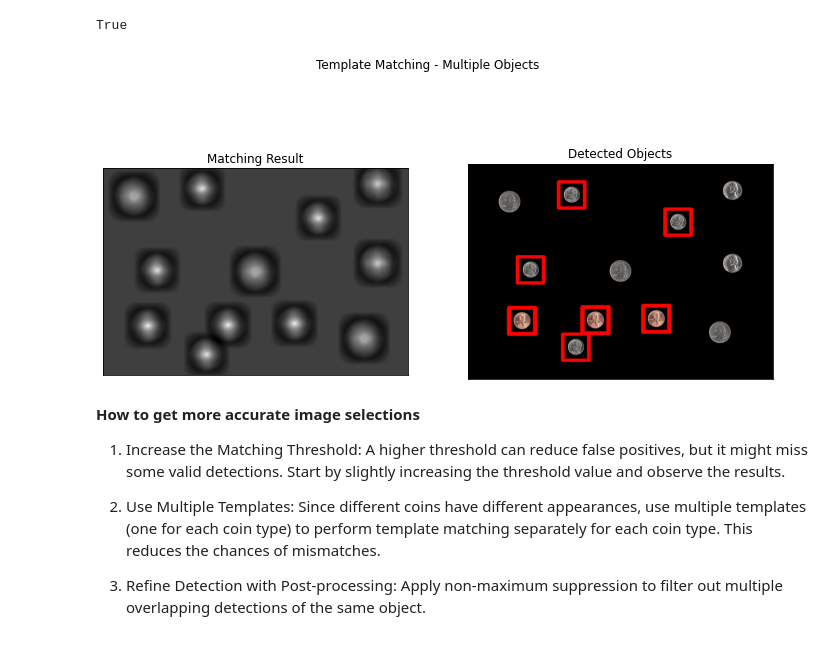
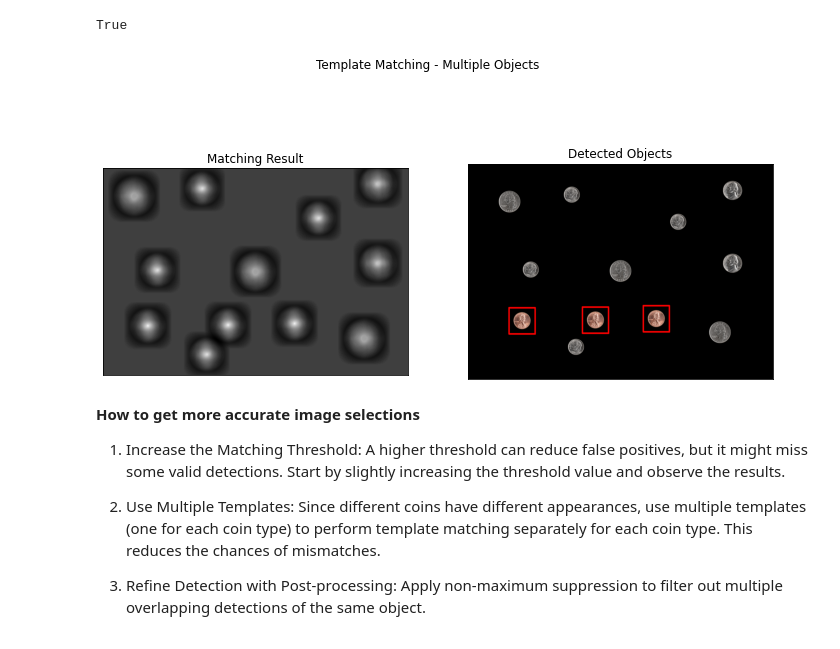
Before and after one commit to NavinduTharupathi/EN3160-Inclass, a Jupyter notebook: match_template.ipynb, the cells around one changed output. Drawn from its saved outputs; the diff is of its cells as text; code cells hidden in the pictures.

Commit message:
template matching

```diff
--- a/match_template.ipynb
+++ b/match_template.ipynb
@@ -92,7 +148,7 @@ assert template is not None, "file could not be read, check with os.path.exists(
 w, h = template.shape[::-1]
 
 res = cv.matchTemplate(img_gray,template,cv.TM_CCOEFF_NORMED)
-threshold = 0.8
+threshold = 0.85
 loc = np.where( res >= threshold)
 for pt in zip(*loc[::-1]):
  cv.rectangle(im_rgb, pt, (pt[0] + w, pt[1] + h), (0,0,255), 2)
@@ -101,7 +157,7 @@ cv.imwrite('res.png',im_rgb)
 # %% [output]
 True
 # %%
-# This template matching method will look for multiple obejects in the image
+# This template matching method will look for multiple obejects in the image and plot it.
 
 
 import cv2 as cv
@@ -118,35 +174,35 @@ w, h = template.shape[::-1]
 
 # Perform template matching
 res = cv.matchTemplate(img_gray, template, cv.TM_CCOEFF_NORMED)
-threshold = 0.7
+threshold = 0.85
 loc = np.where(res >= threshold)
 
 # Draw rectangles around the detected objects
 for pt in zip(*loc[::-1]):
     cv.rectangle(img_rgb, pt, (pt[0] + w, pt[1] + h), (0, 0, 255), 2)
 
 # Save the result image
 cv.imwrite('res_1.png', img_rgb)
 
 # Display the results using Matplotlib
 plt.figure(figsize=(12, 6))
 
 # First subplot: matching result
 plt.subplot(121), plt.imshow(res, cmap='gray')
 plt.title('Matching Result'), plt.xticks([]), plt.yticks([])
 
 # Second subplot: detected objects
 plt.subplot(122), plt.imshow(cv.cvtColor(img_rgb, cv.COLOR_BGR2RGB))
 plt.title('Detected Objects'), plt.xticks([]), plt.yticks([])
 
 # Set the super title and adjust layout
 plt.suptitle('Template Matching - Multiple Objects')
 plt.subplots_adjust(top=0.85)
 
 # Show the plot
 plt.show()
 # %% [output]
-[figure, old version]
+[figure, new version]
 # %% [markdown]
 **How to get more accurate image selections**
 
```
Also changed, not shown: parts of 3 cells of this notebook, 2 other files.
